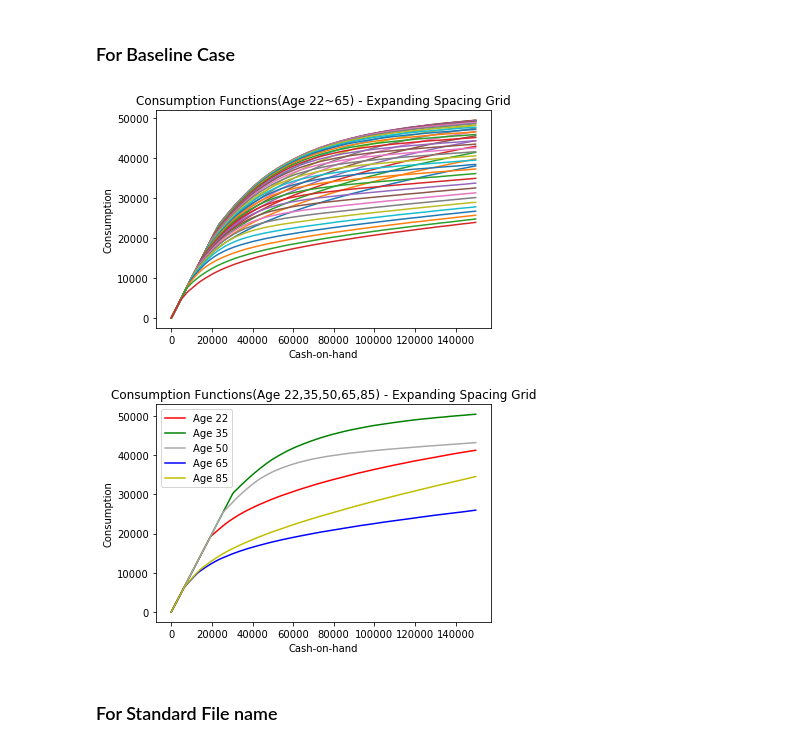
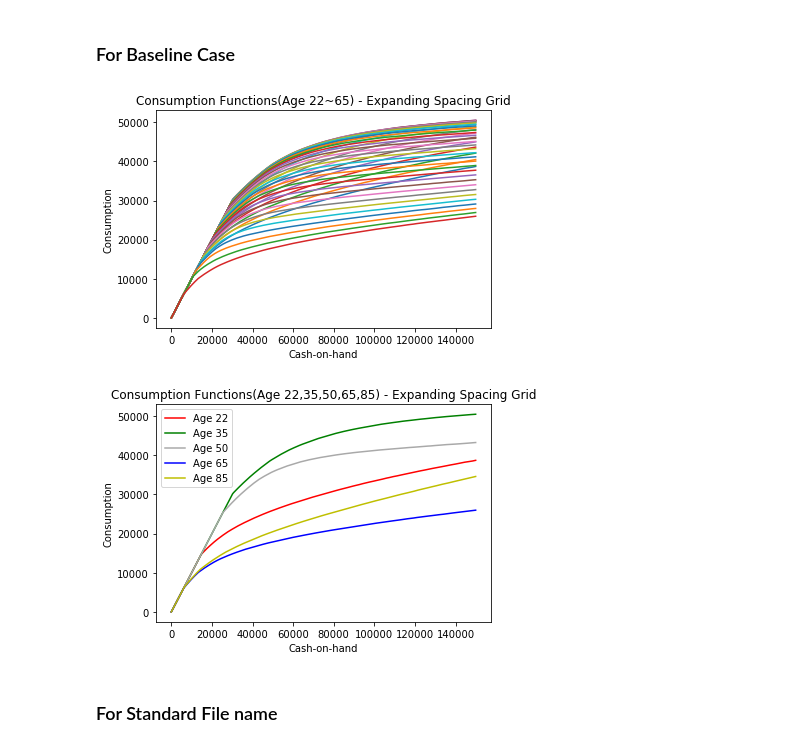
Before and after one commit to Quintus-Zhang/Tracer, a Jupyter notebook: expanding_grid.ipynb, the cells around one changed output. Saved outputs shown, nothing was run; the diff lists cells and outputs as text; code cells hidden in the pictures.

Commit message:
get graphs
Former-commit-id: f8a3618daf23b3d83200909354c43267c1249f14

```diff
--- a/expanding_grid.ipynb
+++ b/expanding_grid.ipynb
@@ -37,29 +37,23 @@ plt.show()
 ### For Baseline Case
 # %%
 base_path = '/Users/Quintus/Google Drive/Dynamic Programming/code'
-c_func_fp = os.path.join(base_path, 'results', 'Iteration_8.xlsx')
+c_func_fp = os.path.join(base_path, 'results', 'Iteration_2.xlsx')
 c_df = pd.read_excel(c_func_fp)
 
 end = 15000000/100
 grid_w = np.arange(1, end, 100)
 for age in range(22, 66):
     spline = CubicSpline(c_df[str(100)], c_df[str(age)], bc_type='natural')
     c = spline(grid_w)
     plt.plot(grid_w, c, label=str(age))
 plt.xlabel('Cash-on-hand')
 plt.ylabel('Consumption')
 plt.title('Consumption Functions(Age 22~65) - Expanding Spacing Grid')
 # plt.legend()
 plt.show()
 # %% [output]
-[figure, old version]
+[figure, new version]
 # %%
-base_path = '/Users/Quintus/Google Drive/Dynamic Programming/code'
-c_func_fp = os.path.join(base_path, 'results', 'c_orig_2_grid_w_15m_coll.xlsx')
-c_df = pd.read_excel(c_func_fp)
-
-grid_w = np.arange(1, end, 100)
-
 spline = CubicSpline(c_df[str(100)], c_df['22'], bc_type='natural')
 c = spline(grid_w)
 plt.plot(grid_w, c, color='r', label='Age 22')
@@ -86,7 +80,7 @@ plt.title('Consumption Functions(Age 22,35,50,65,85) - Expanding Spacing Grid')
 plt.legend()
 plt.show()
 # %% [output]
-[figure, old version]
+[figure, new version]
 # %% [markdown]
 ### For Standard File name
 # %%
```
Also changed, not shown: 1 other file.
